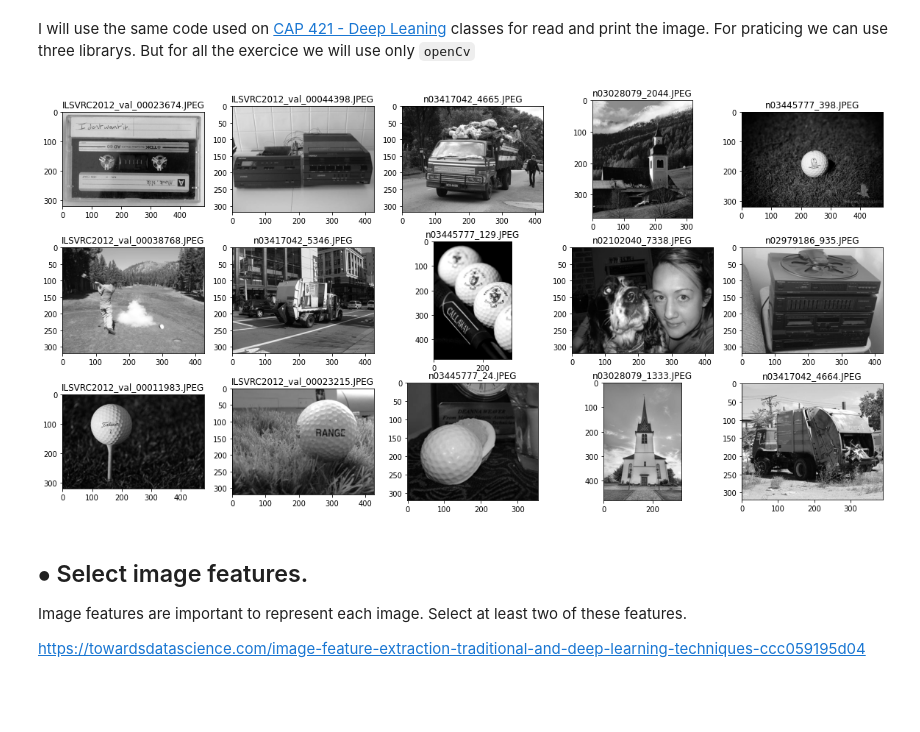
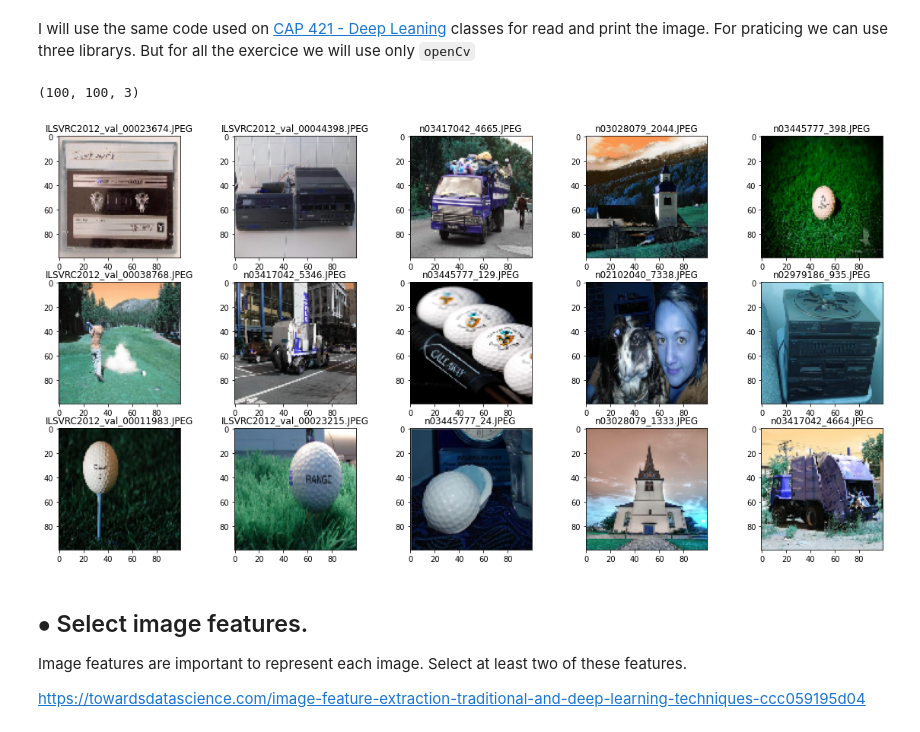
Before and after one commit to barauna-lo/Artificial_Inteligence, a Jupyter notebook: CAP417_Exercise_4.ipynb, the cells around one changed output. Cells and saved outputs as stored; diff of their text form; code cells hidden in the pictures; blank space fills up the shorter version.

```diff
--- a/CAP417_Exercise_4.ipynb
+++ b/CAP417_Exercise_4.ipynb
@@ -53,20 +53,25 @@ import cv2
 #Reading all imagens on the 'image' folder
 img = []
 for i in range(len(f)):
-  filename = '/content/image/'+f[i]
-  img.append(cv2.imread(filename, cv2.IMREAD_GRAYSCALE))
+  filename = '/content/image/'+f[i] #Alocating image name
+  #Append a reshaped image readead for `imread`
+  img.append(cv2.resize(cv2.imread(filename), (100,100)))
+# %%
+np.shape(img[0])
+# %% [output]
+(100, 100, 3)
 # %%
 #Lets take a look on the imagens
 import matplotlib.pyplot as plt
 plt.figure(figsize=(20,10))
 #i=0
 for i in range(0,15):
   plt.subplot(3,5,i+1)
-  plt.imshow(img[i], cmap = 'gray')
+  plt.imshow(img[i])#, cmap = 'gray')
   plt.title(f[i])
 plt.show()
 # %% [output]
-[figure, old version]
+[figure, new version]
 # %% [markdown]
 ## $\bullet$ Select image features.
 Image features are important to represent each image. Select at least two of these features.
```
Also changed, not shown: parts of 2 cells of this notebook.
